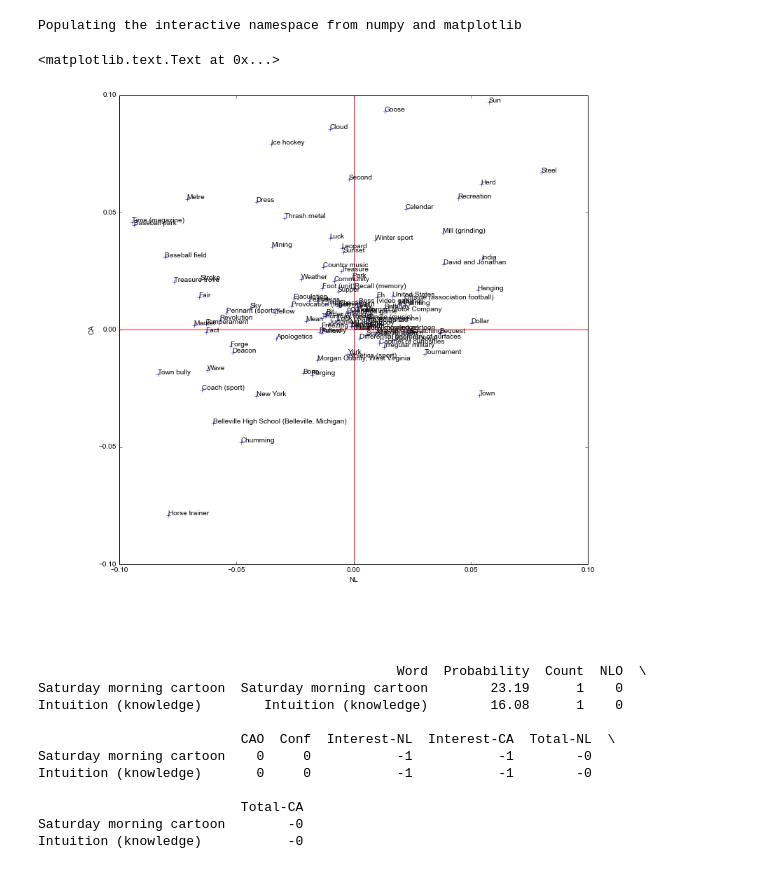
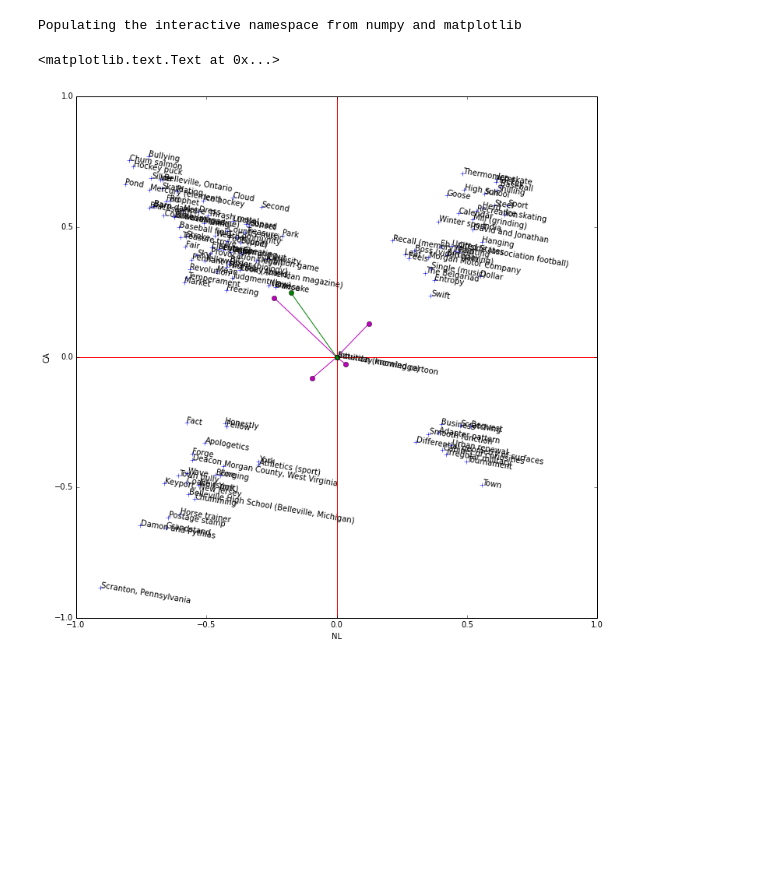
Before and after one commit to c-martinez/BeyondTheBook, a Jupyter notebook: Wikipedia miner interface.ipynb, the cells around one changed output. Cells and saved outputs as stored; diff of their text form; code cells hidden in the pictures; blank space fills up the shorter version.

```diff
--- a/Wikipedia miner interface.ipynb
+++ b/Wikipedia miner interface.ipynb
@@ -265,6 +265,8 @@ Conf           134  non-null values
 dtypes: float64(4), int64(1), object(1)
 # %%
 data2.to_pickle('data2.pkl')
+# %%
+data2 = pd.read_pickle('data2.pkl')
 # %%
 data2.ix[:,['NLO', 'CAO', 'Conf']][:10]
 # %% [output]
@@ -326,33 +324,3 @@ data2['Total-NL'].mean(), data2['Total-CA'].mean()
 %pylab inline
 # %% [output]
 Populating the interactive namespace from numpy and matplotlib
-# %%
-figure(figsize=(12,12))
-plot(data2['Total-NL'], data2['Total-CA'],'+')
-
-for nl,ca,txt in zip(data2['Total-NL'], data2['Total-CA'], data2['Word']):
-    annotate(txt, (nl,ca))
-
-plot([-0.1, 0.1], [0, 0] , 'r-')
-plot([0, 0] , [-0.1, 0.1],'r-')
-
-axis([-0.1, 0.1, -0.1, 0.1 ])
-xlabel('NL')
-ylabel('CA')
-# %% [output]
-<matplotlib.text.Text at 0x...>
-[figure, removed]
-# %%
-data2[data2['Total-CA']==0]
-# %% [output]
-                                              Word  Probability  Count  NLO  \
-Saturday morning cartoon  Saturday morning cartoon        23.19      1    0
-Intuition (knowledge)        Intuition (knowledge)        16.08      1    0
-
-                          CAO  Conf  Interest-NL  Interest-CA  Total-NL  \
-Saturday morning cartoon    0     0           -1           -1        -0
-Intuition (knowledge)       0     0           -1           -1        -0
-
-                          Total-CA
-Saturday morning cartoon        -0
-Intuition (knowledge)           -0
@@ -358,0 +334,43 @@ Intuition (knowledge)           -0
+# %%
+data3 = data2.copy()
+data3['NL'] = data3['Total-NL'].apply(lambda x: explode(x, 5))
+data3['CA'] = data3['Total-CA'].apply(lambda x: explode(x, 5))
+
+del data3['Probability']
+del data3['Count']
+del data3['NLO']
+del data3['CAO']
+del data3['Conf']
+del data3['Interest-NL']
+del data3['Interest-CA']
+del data3['Total-NL']
+del data3['Total-CA']
+# %%
+figure(figsize=(12,12))
+
+plot(data3['NL'], data3['CA'],'+')
+
+for nl,ca,txt in zip(data3['NL'], data3['CA'], data3['Word']):
+    annotate(txt, (nl,ca), rotation=-10)
+
+plot([-1, 1], [0, 0] , 'r-')
+plot([0, 0] , [-1, 1],'r-')
+
+x = len(data3)
+
+data4 = data3[(data3['NL']>0) & (data3['CA']>0)]
+plot([0, data4['NL'].sum()/x], [0, data4['CA'].sum()/x], 'm-o')
+data4 = data3[(data3['NL']>0) & (data3['CA']<0)]
+plot([0, data4['NL'].sum()/x], [0, data4['CA'].sum()/x], 'm-o')
+data4 = data3[(data3['NL']<0) & (data3['CA']>0)]
+plot([0, data4['NL'].sum()/x], [0, data4['CA'].sum()/x], 'm-o')
+data4 = data3[(data3['NL']<0) & (data3['CA']<0)]
+plot([0, data4['NL'].sum()/x], [0, data4['CA'].sum()/x], 'm-o')
+plot([0, data3['NL'].sum()/x], [0, data3['CA'].sum()/x], 'g-o')
+
+
+xlabel('NL')
+ylabel('CA')
+# %% [output]
+<matplotlib.text.Text at 0x...>
+[figure, added]
```
Also changed, not shown: parts of 18 cells of this notebook, 2 other files.
